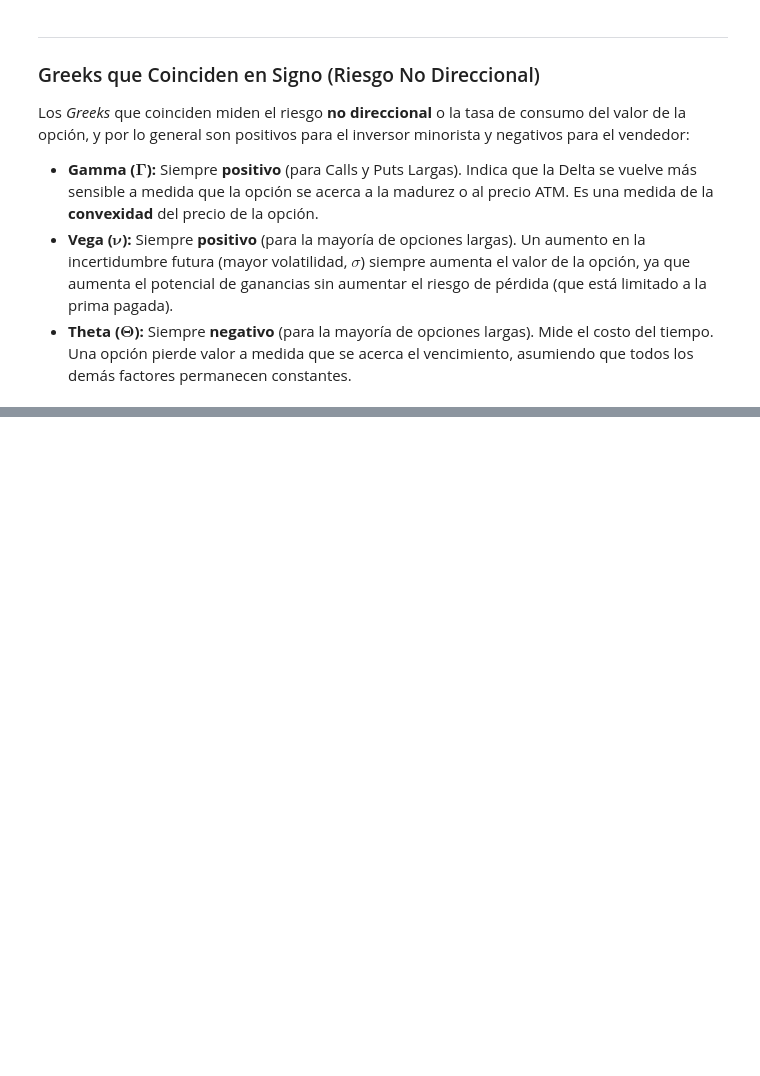
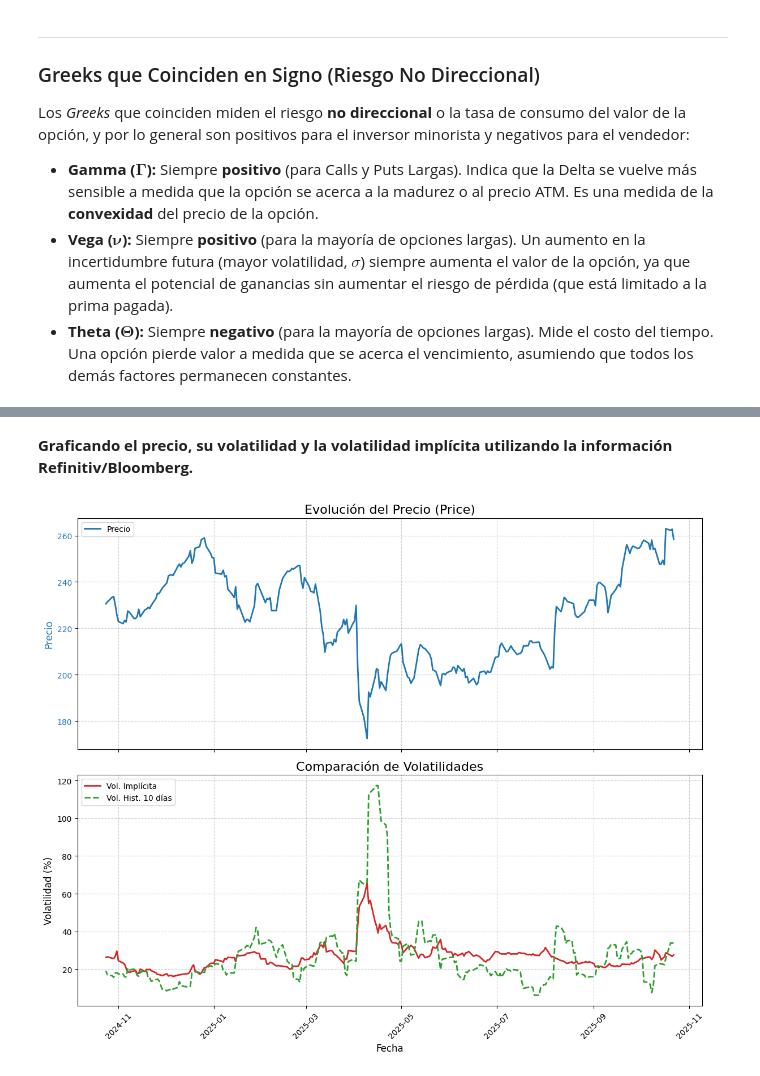
Before and after one commit to Rauloigs/Modelacion-Valuacion-Derivados, a Jupyter notebook: d_v_final.ipynb, the cells around one changed output, grey strips where cells are left out. Saved outputs shown, nothing was run; the diff lists cells and outputs as text; code cells hidden in the pictures; blank space fills up the shorter version.

```diff
--- a/d_v_final.ipynb
+++ b/d_v_final.ipynb
@@ -668,0 +688,5 @@ Los *Greeks* que coinciden miden el riesgo **no direccional** o la tasa de consu
+# %%
+nombre_archivo_csv = 'appl.csv'
+df = pd.read_csv(nombre_archivo_csv)
+df['fecha'] = pd.to_datetime(df['fecha'])
+df.head()
@@ -668,0 +700,30 @@ Los *Greeks* que coinciden miden el riesgo **no direccional** o la tasa de consu
+# %% [markdown]
+**Graficando el precio, su volatilidad y la volatilidad implícita utilizando la información Refinitiv/Bloomberg.**
+# %%
+
+fig, (ax1, ax2) = plt.subplots(2, 1, figsize=(12, 10), sharex=True)
+
+ax1.plot(df['fecha'], df['price'], label='Precio', color='tab:blue', linewidth=2)
+ax1.set_title('Evolución del Precio (Price)', fontsize=16)
+ax1.set_ylabel('Precio', color='tab:blue', fontsize=12)
+ax1.grid(True, linestyle='--', alpha=0.6)
+ax1.tick_params(axis='y', labelcolor='tab:blue')
+ax1.legend(loc='upper left')
+
+
+ax2.plot(df['fecha'], df['vol_implicita'], label='Vol. Implícita', color='tab:red', linestyle='-', linewidth=2)
+ax2.plot(df['fecha'], df['vol_hist_10'], label='Vol. Hist. 10 días', color='tab:green', linestyle='--', linewidth=2)
+ax2.set_title('Comparación de Volatilidades', fontsize=16)
+ax2.set_xlabel('Fecha', fontsize=12)
+ax2.set_ylabel('Volatilidad (%)', fontsize=12)
+ax2.grid(True, linestyle='--', alpha=0.6)
+ax2.legend(loc='upper left')
+
+# Ajustes generales de la figura
+plt.xticks(rotation=45) # Rota las etiquetas de fecha para que no se superpongan
+plt.tight_layout() # Asegura que todos los elementos se ajusten bien a la figura
+
+# Muestra la figura con ambos gráficos
+plt.show()
+# %% [output]
+[figure, added]
```
Also changed, not shown: parts of 5 cells of this notebook.
